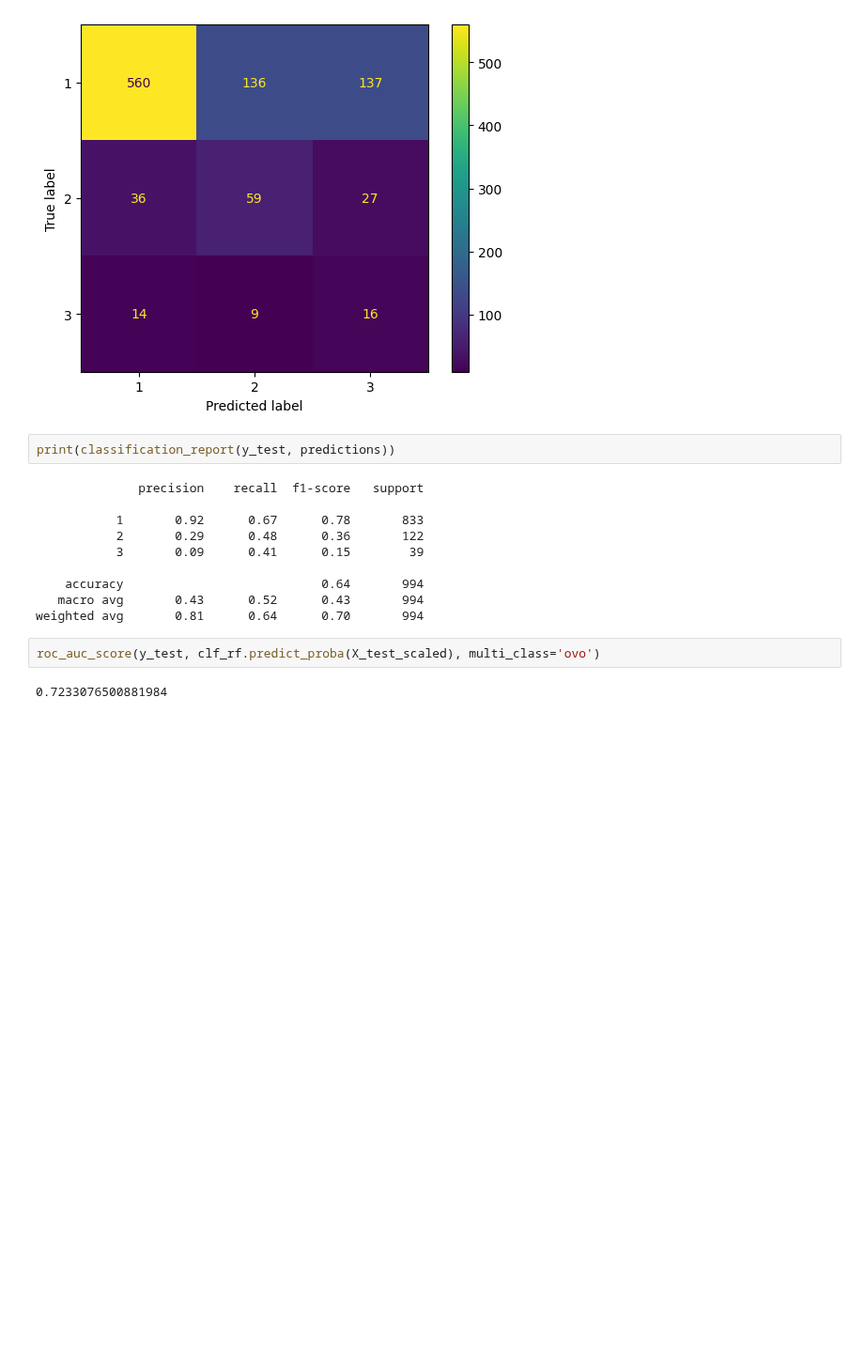
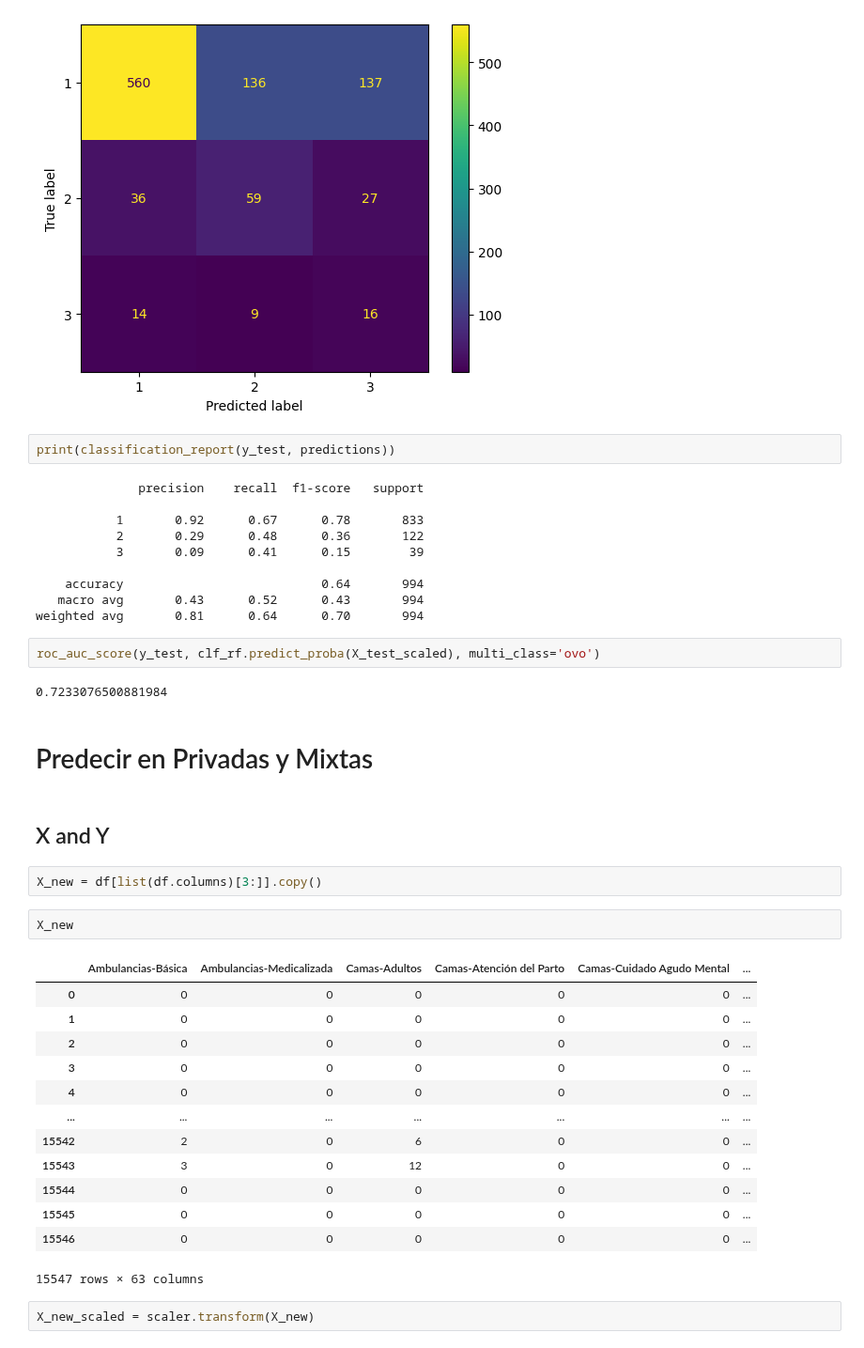
Before and after one commit to ProyectoDeGrado-2023-20/PG, a Jupyter notebook: Ideas/Models/Random Forest.ipynb, the cells around one changed output. Shown at 94% size. Drawn from its saved outputs; the diff is of its cells as text; blank space fills up the shorter version.

```diff
--- a/Ideas/Models/Random Forest.ipynb
+++ b/Ideas/Models/Random Forest.ipynb
@@ -346,3 +346,27 @@ weighted avg       0.81      0.64      0.70       994
 roc_auc_score(y_test, clf_rf.predict_proba(X_test_scaled), multi_class='ovo')
 # %% [output]
 0.7233076500881984
+# %% [markdown]
+# Predecir en Privadas y Mixtas
+# %% [markdown]
+## X and Y
+# %%
+X_new = df[list(df.columns)[3:]].copy()
+# %%
+X_new
+# %% [output]
+|  | Ambulancias-Básica | Ambulancias-Medicalizada | Camas-Adultos | Camas-Atención del Parto | Camas-Cuidado Agudo Mental | ... |
+| 0 | 0 | 0 | 0 | 0 | 0 | ... |
+| 1 | 0 | 0 | 0 | 0 | 0 | ... |
+| 2 | 0 | 0 | 0 | 0 | 0 | ... |
+| 3 | 0 | 0 | 0 | 0 | 0 | ... |
+| 4 | 0 | 0 | 0 | 0 | 0 | ... |
+| ... | ... | ... | ... | ... | ... | ... |
+| 15542 | 2 | 0 | 6 | 0 | 0 | ... |
+| 15543 | 3 | 0 | 12 | 0 | 0 | ... |
+| 15544 | 0 | 0 | 0 | 0 | 0 | ... |
+| 15545 | 0 | 0 | 0 | 0 | 0 | ... |
+| 15546 | 0 | 0 | 0 | 0 | 0 | ... |
+15547 rows × 63 columns
+# %%
+X_new_scaled = scaler.transform(X_new)
```
Also changed, not shown: parts of 7 cells of this notebook.
